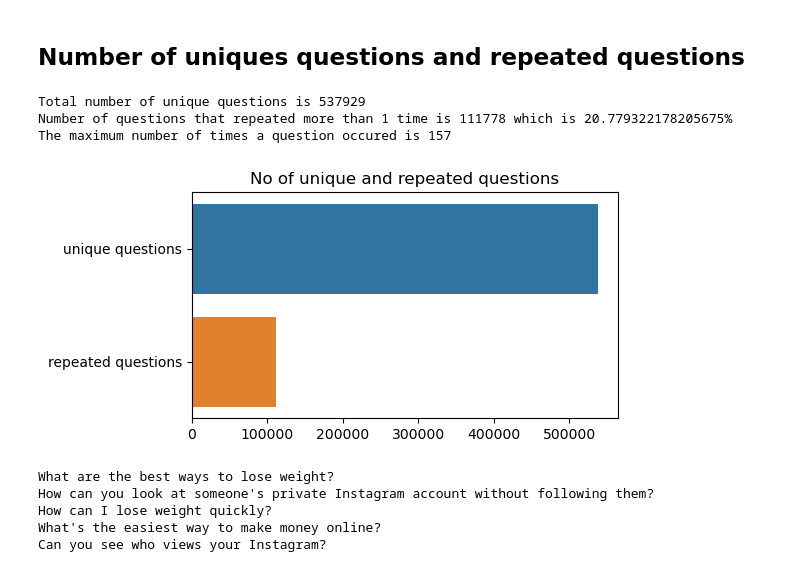
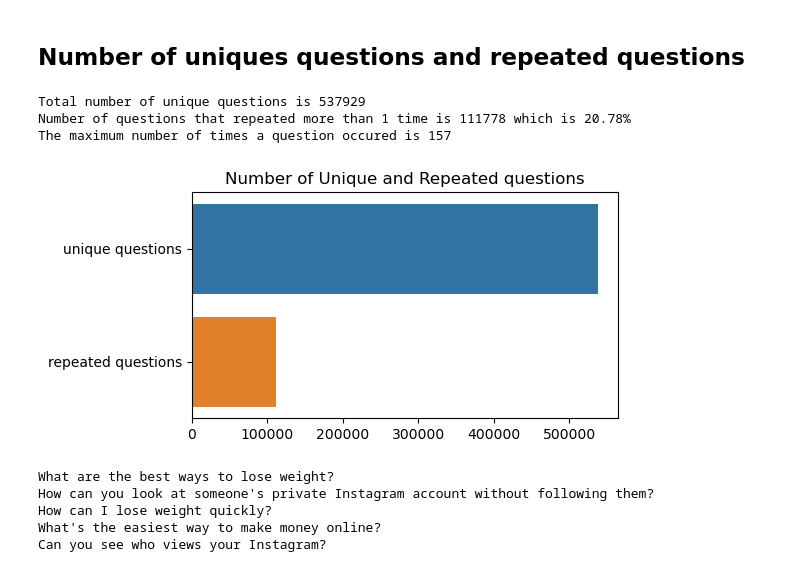
Before and after one commit to Vinnieassaulter/DataAnalytics, a Jupyter notebook: Quora-question-pair-similarity/data_description.ipynb, the cells around one changed output. Saved outputs shown, nothing was run; the diff lists cells and outputs as text; code cells hidden in the pictures.

```diff
--- a/Quora-question-pair-similarity/data_description.ipynb
+++ b/Quora-question-pair-similarity/data_description.ipynb
@@ -88,28 +88,28 @@ Name: is_duplicate, dtype: int64
 # %% [markdown]
 ## Number of uniques questions and repeated questions
 # %%
-qids = pd.Series(data.qid2.tolist() + data.qid1.tolist())
-uniq = len(np.unique(qids))
+qids = pd.Series(data.qid2.tolist() + data.qid1.tolist()) # create a series of all the question ids
+uniq = len(np.unique(qids)) # find the number of unique question ids
 print('Total number of unique questions is {}'.format(uniq))
 #Number of questions that repeated than 1 time
 cnt = qids.value_counts()  # count the number of times each question occured
 more1 = len(cnt[cnt.values > 1])
-print('Number of questions that repeated more than 1 time is {} which is {}%'.format(more1,(more1/(len(cnt))*100)))
+print('Number of questions that repeated more than 1 time is {} which is {:.2f}%'.format(more1,(more1/(len(cnt))*100)))
 print('The maximum number of times a question occured is {}'.format(max(cnt)))
 # %% [output]
 Total number of unique questions is 537929
-Number of questions that repeated more than 1 time is 111778 which is 20.779322178205675%
+Number of questions that repeated more than 1 time is 111778 which is 20.78%
 The maximum number of times a question occured is 157
 # %%
 plt.figure(figsize=(6.0,3.0))
 qts = pd.Series(data=['unique questions','repeated questions'], index=[uniq, more1])
 sns.barplot(x=qts.index, y=qts.values)
-plt.title('No of unique and repeated questions')
+plt.title('Number of Unique and Repeated questions')
 plt.tight_layout()
 plt.savefig(os.path.join(fig_folder, 'Unique_repeated_quesions.png'), dpi=450)
 plt.show()
 # %% [output]
-[figure, old version]
+[figure, new version]
 # %%
 # show top 5 popular questions
 for qt in cnt[:5].index:
```
Also changed, not shown: parts of 12 cells of this notebook, 8 other files.
